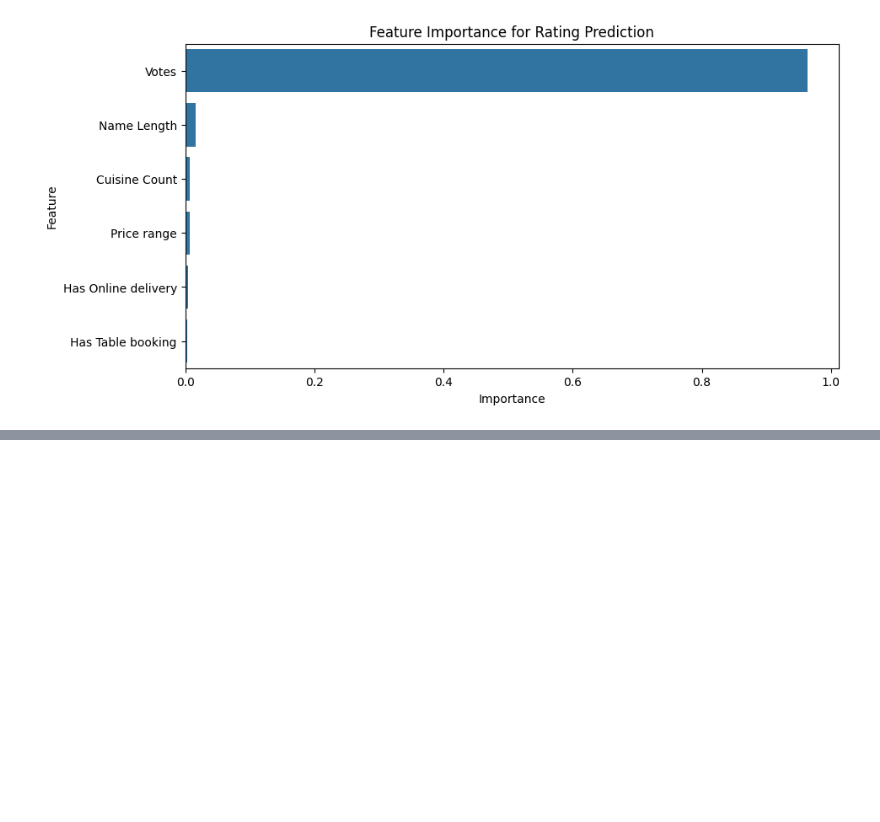
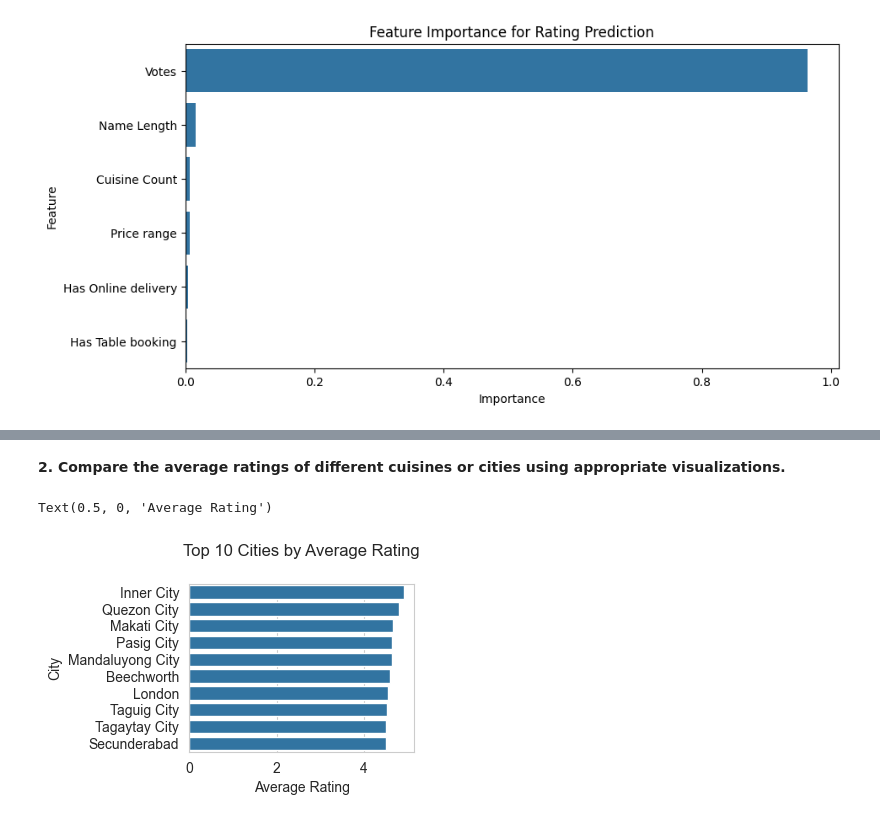
Before and after one commit to swagat2001/restaurant-data-analysis, a Jupyter notebook: resturant.ipynb, the cells around one changed output, grey strips where cells are left out. Saved outputs shown, nothing was run; the diff lists cells and outputs as text; code cells hidden in the pictures; blank space fills up the shorter version.

```diff
--- a/resturant.ipynb
+++ b/resturant.ipynb
@@ -597,0 +709,12 @@ plt.show()
+# %% [markdown]
+**2. Compare the average ratings of different cuisines or cities using appropriate visualizations.**
+# %%
+# 3. Top cities by average rating
+top_cities_rating = df.groupby('City')['Aggregate rating'].mean().sort_values(ascending=False).head(10)
+plt.subplot(2, 2, 3)
+sns.barplot(x=top_cities_rating.values, y=top_cities_rating.index)
+plt.title('Top 10 Cities by Average Rating', pad=20)
+plt.xlabel('Average Rating')
+# %% [output]
+Text(0.5, 0, 'Average Rating')
+[figure, added]
```
Also changed, not shown: parts of 19 cells of this notebook, 2 other files.
